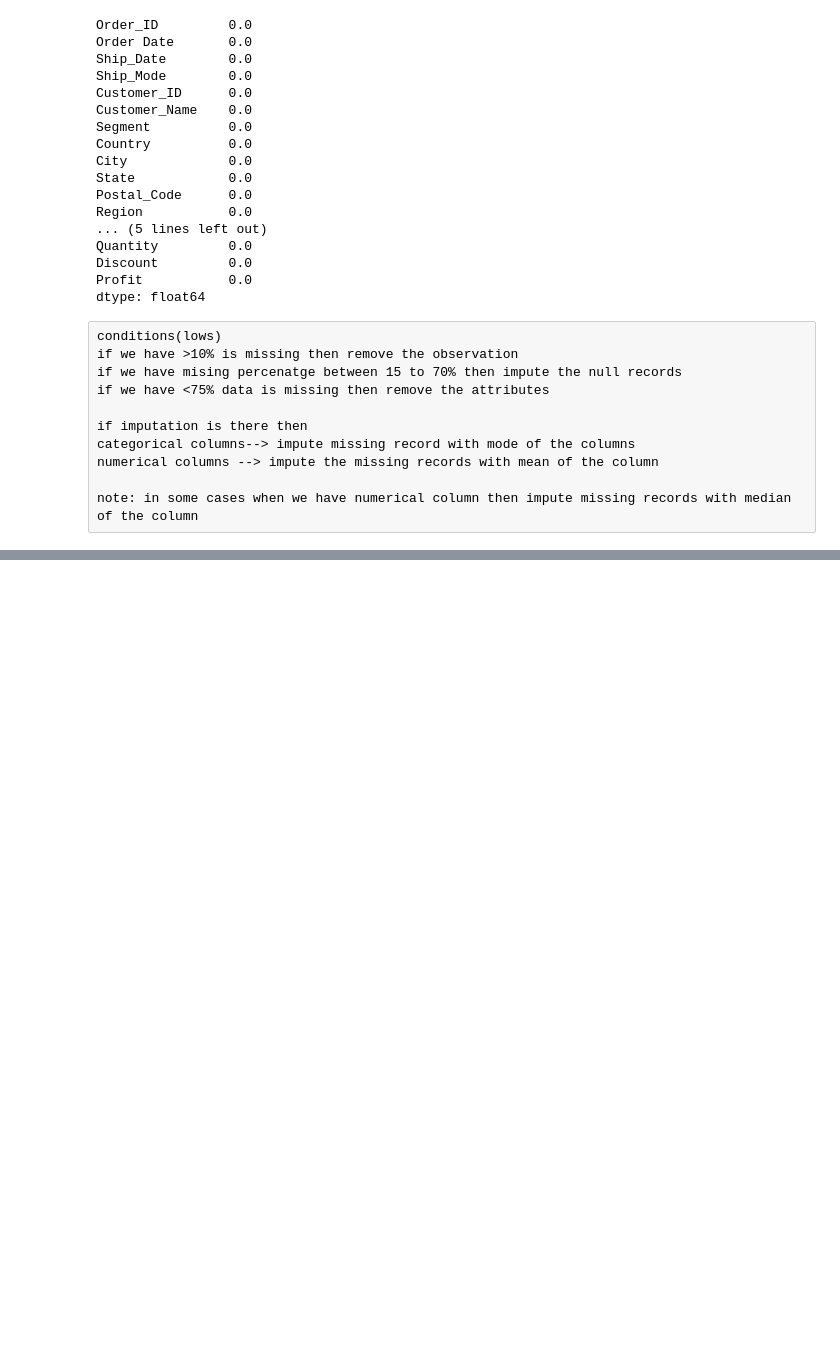
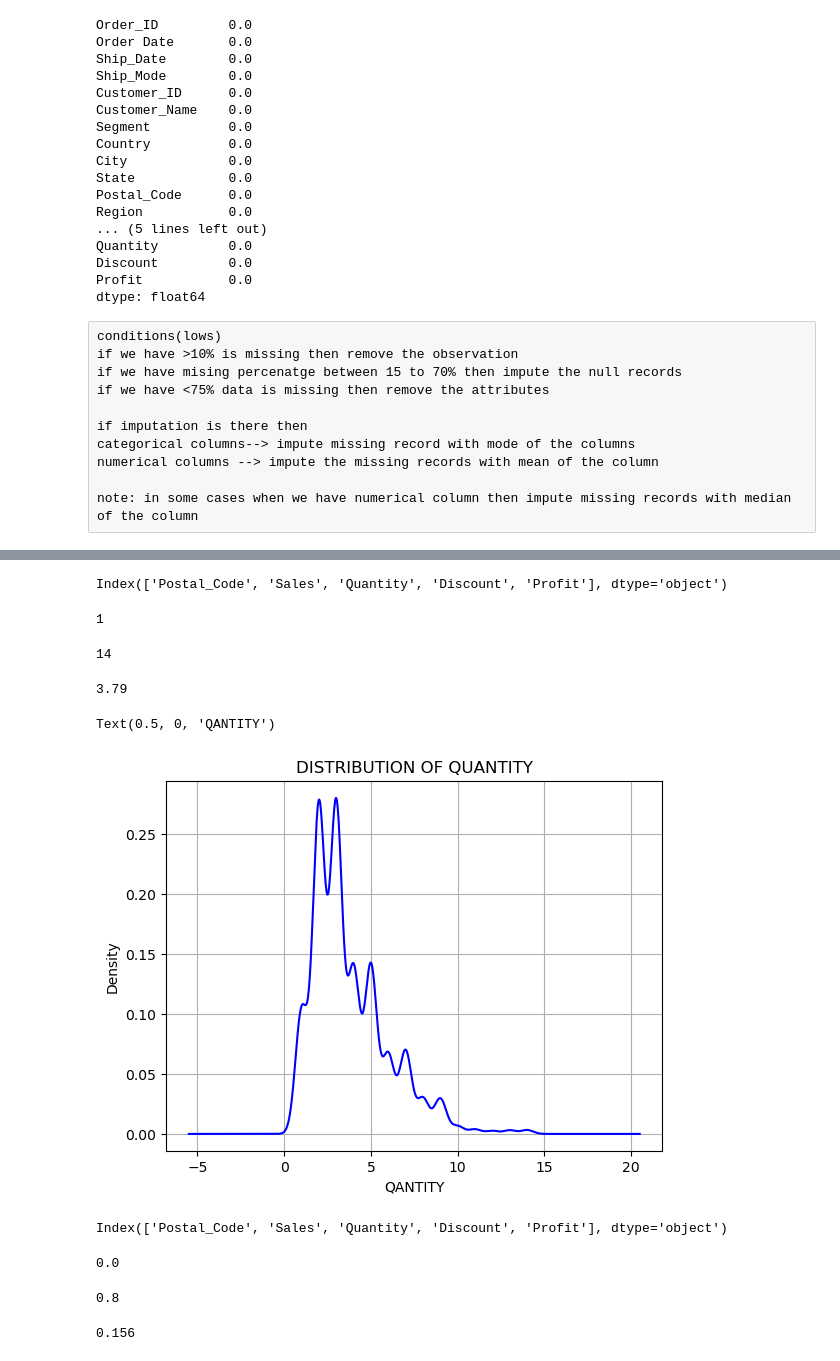
Before and after one commit to Rits0p/data-analytics-process-, a Jupyter notebook: data analytics on super store data/super store data analytics.ipynb, the cells around one changed output, grey strips where cells are left out. Cells and saved outputs as stored; diff of their text form; code cells hidden in the pictures; blank space fills up the shorter version.

```diff
--- a/data analytics on super store data/super store data analytics.ipynb
+++ b/data analytics on super store data/super store data analytics.ipynb
@@ -203,0 +291,28 @@ note: in some cases when we have numerical column then impute missing records wi
+# %%
+df_num.columns
+# %% [output]
+Index(['Postal_Code', 'Sales', 'Quantity', 'Discount', 'Profit'], dtype='object')
+# %%
+# find the minimum
+round(df_num.Quantity.min(),3)
+# %% [output]
+1
+# %%
+# find maximum
+round(df_num.Quantity.max(),3)
+# %% [output]
+14
+# %%
+# find the average
+round(df_num.Quantity.mean(),3)
+# %% [output]
+3.79
+# %%
+# draw a distribution
+df_superstore.Quantity.plot(kind = 'kde',color = 'blue')
+plt.grid()
+plt.title('DISTRIBUTION OF QUANTITY')
+plt.xlabel('QANTITY')
+# %% [output]
+Text(0.5, 0, 'QANTITY')
+[figure, added]
@@ -203,0 +325,19 @@ note: in some cases when we have numerical column then impute missing records wi
+# %%
+df_num.columns
+# %% [output]
+Index(['Postal_Code', 'Sales', 'Quantity', 'Discount', 'Profit'], dtype='object')
+# %%
+# find the minimum
+round(df_num.Discount.min(),3)
+# %% [output]
+0.0
+# %%
+# find maximum
+round(df_num.Discount.max(),3)
+# %% [output]
+0.8
+# %%
+# find the average
+round(df_num.Discount.mean(),3)
+# %% [output]
+0.156
```
Also changed, not shown: parts of 60 cells of this notebook.
